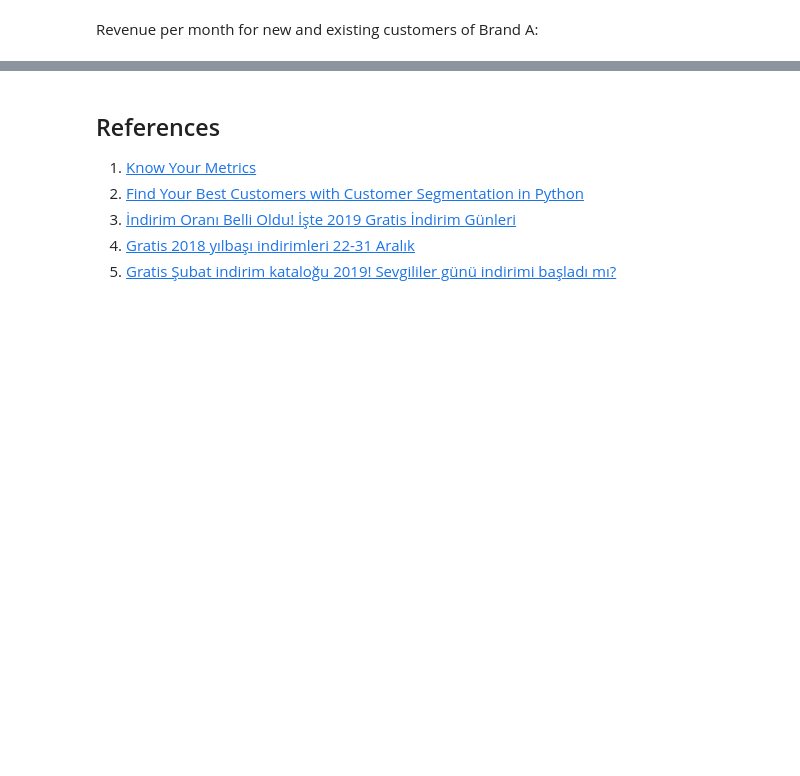
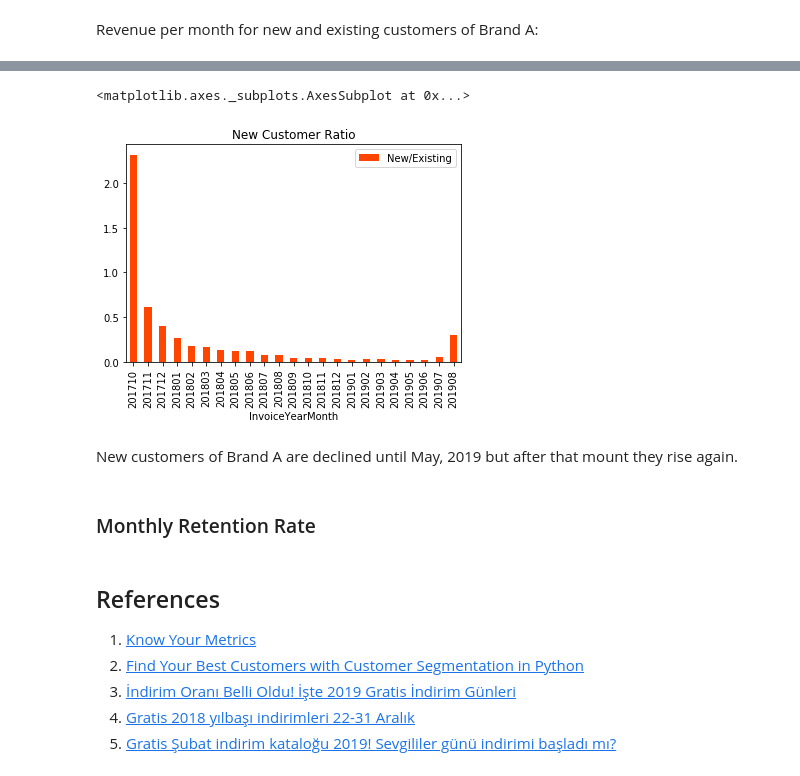
Before and after one commit to Bengisunz/CRM-Analytics, a Jupyter notebook: Gratis_DC.ipynb, the cells around one changed output, grey strips where cells are left out. Drawn from its saved outputs; the diff is of its cells as text; code cells hidden in the pictures; blank space fills up the shorter version.

```diff
--- a/Gratis_DC.ipynb
+++ b/Gratis_DC.ipynb
@@ -692,0 +703,8 @@ Text(0.5, 0, 'Year-Month')
+# %%
+#create a dataframe that shows new user ratio - we also need to drop NA values (first month new user ratio is 0)
+tx_user_ratio = tx_A.query("UserType == 'New'").groupby(['InvoiceYearMonth'])['CUST_ID'].nunique()/tx_A.query("UserType == 'Existing'").groupby(['InvoiceYearMonth'])['CUST_ID'].nunique()
+tx_user_ratio = tx_user_ratio.reset_index()
+tx_user_ratio = tx_user_ratio.dropna()
+
+#print the dafaframe
+tx_user_ratio
@@ -693,3 +729,13 @@ Text(0.5, 0, 'Year-Month')
+# %%
+tx_user_ratio.plot(kind='bar', x = "InvoiceYearMonth", y = "CUST_ID", label ="New/Existing",
+                       color ="orangered", title = "New Customer Ratio")
+# %% [output]
+<matplotlib.axes._subplots.AxesSubplot at 0x...>
+[figure, added]
+# %% [markdown]
+New customers of Brand A are declined until May, 2019 but after that mount they rise again.
+# %% [markdown]
+### Monthly Retention Rate
 # %% [markdown]
 ## References
 
```
Also changed, not shown: parts of 6 cells of this notebook.
